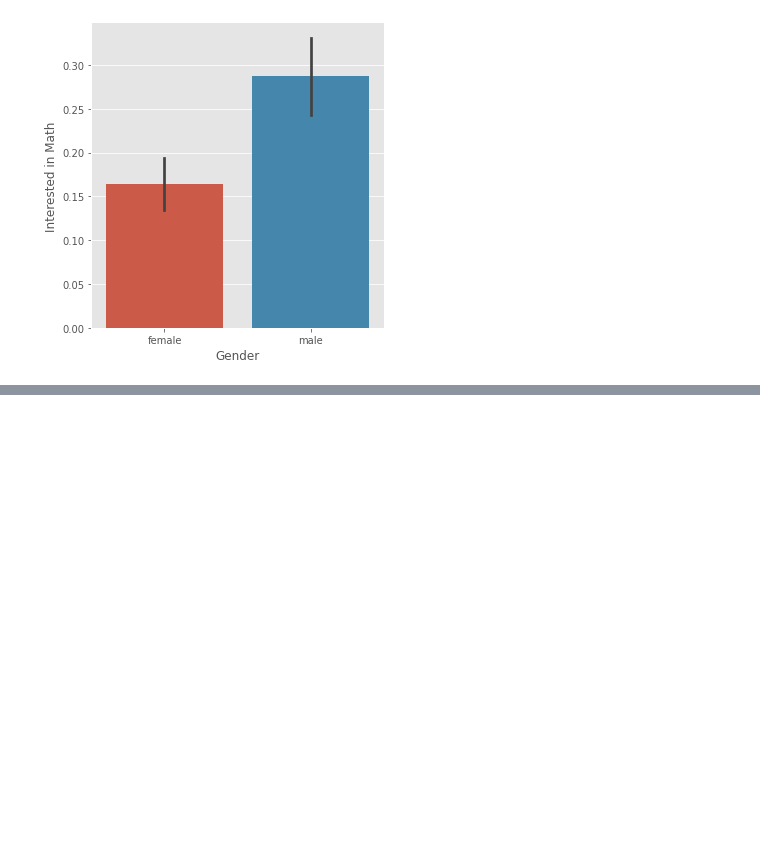
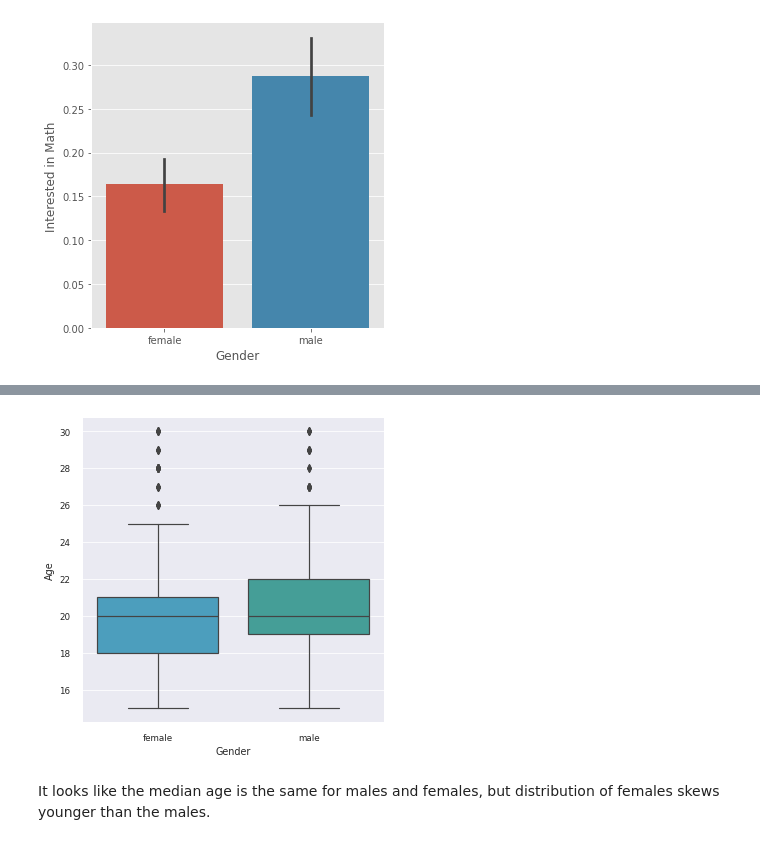
Before and after one commit to VictorOmondi1997/visualizing_young_people_survey, a Jupyter notebook: visualizing_young_people_survey.ipynb, the cells around one changed output, grey strips where cells are left out. Saved outputs shown, nothing was run; the diff lists cells and outputs as text; code cells hidden in the pictures; blank space fills up the shorter version.

```diff
--- a/visualizing_young_people_survey.ipynb
+++ b/visualizing_young_people_survey.ipynb
@@ -1092,0 +1101,10 @@ plt.show()
+# %%
+sns.set_style('darkgrid')
+sns.set_palette(['#39A7D0', '#36ADA4'])
+sns.catplot(x="Gender", y="Age", data=survey_data, kind="box")
+
+plt.show()
+# %% [output]
+[figure, added]
+# %% [markdown]
+ It looks like the median age is the same for males and females, but distribution of females skews younger than the males.
```
Also changed, not shown: parts of 3 cells of this notebook.
